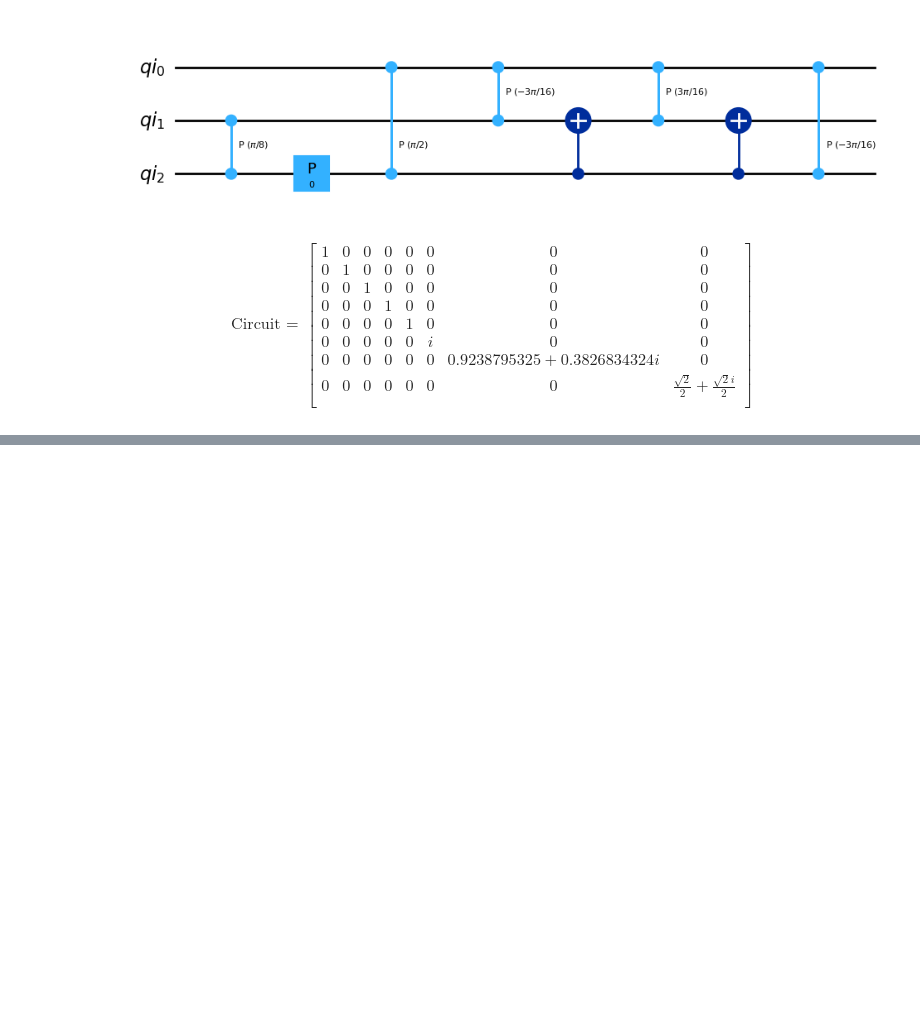
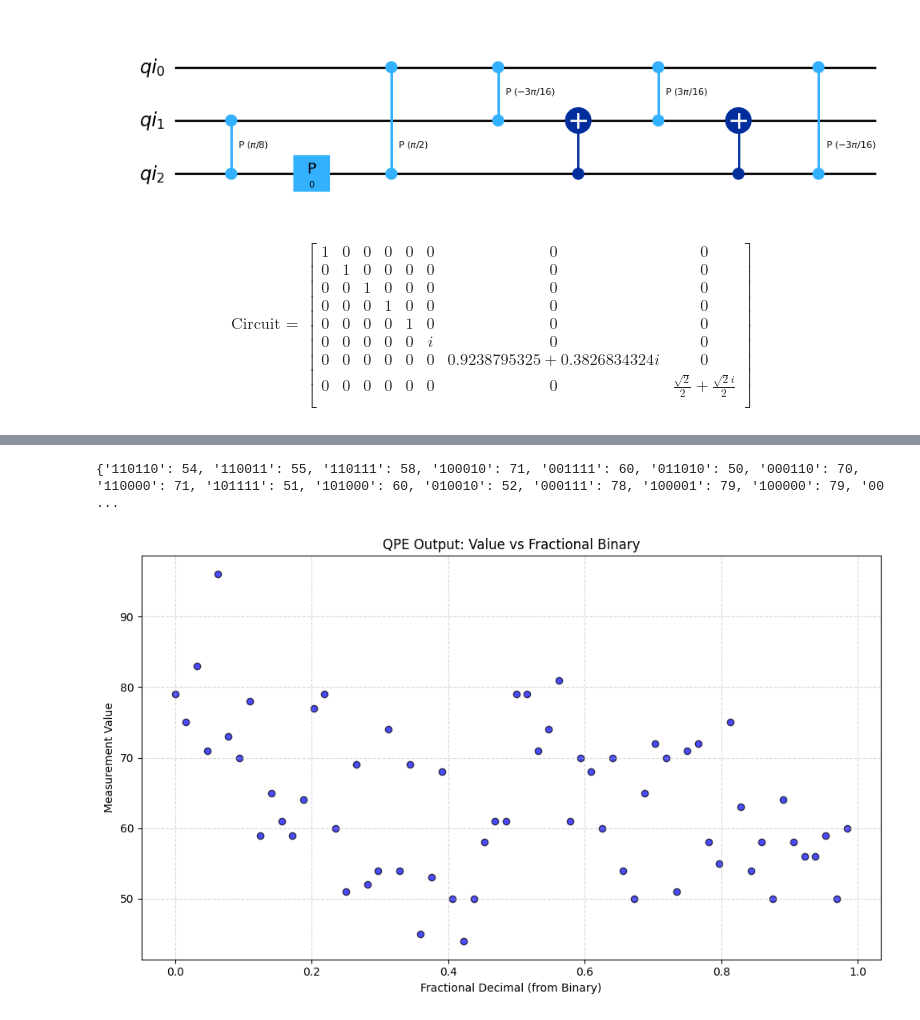
Before and after one commit to rbalak/qcml-tsp, a Jupyter notebook: tsp_qpe/TSP_QPE.ipynb, the cells around one changed output, grey strips where cells are left out. Drawn from its saved outputs; the diff is of its cells as text; code cells hidden in the pictures; blank space fills up the shorter version.

```diff
--- a/tsp_qpe/TSP_QPE.ipynb
+++ b/tsp_qpe/TSP_QPE.ipynb
@@ -454,0 +357,32 @@ AerError: 'unknown instruction: circuit-396'
+# %%
+print(answer)
+# %% [output]
+{'110110': 54, '110011': 55, '110111': 58, '100010': 71, '001111': 60, '011010': 50, '000110': 70, '110000': 71, '101111': 51, '101000': 60, '010010': 52, '000111': 78, '100001': 79, '100000': 79, '00 ...
+# %%
+def binary_fraction_to_decimal(binary_str):
+    # Initialize the decimal value
+    decimal_value = 0.0
+
+    # Loop through the binary string
+    for i, bit in enumerate(binary_str):
+        if bit == '1':
+            # Add the fractional value corresponding to the bit position
+            decimal_value += 1 / (2 ** (i + 1))
+
+    return decimal_value
+
+# Convert to x (fractional values) and y (original values)
+x_vals = [binary_fraction_to_decimal(k) for k in answer]
+y_vals = list(answer.values())
+
+# Plotting
+plt.figure(figsize=(10, 6))
+plt.scatter(x_vals, y_vals, color='blue', edgecolor='black', alpha=0.7)
+plt.xlabel("Fractional Decimal (from Binary)")
+plt.ylabel("Measurement Value")
+plt.title("QPE Output: Value vs Fractional Binary")
+plt.grid(True, linestyle='--', alpha=0.5)
+plt.tight_layout()
+plt.show()
+# %% [output]
+[figure, added]
```
Also changed, not shown: parts of 21 cells of this notebook.
